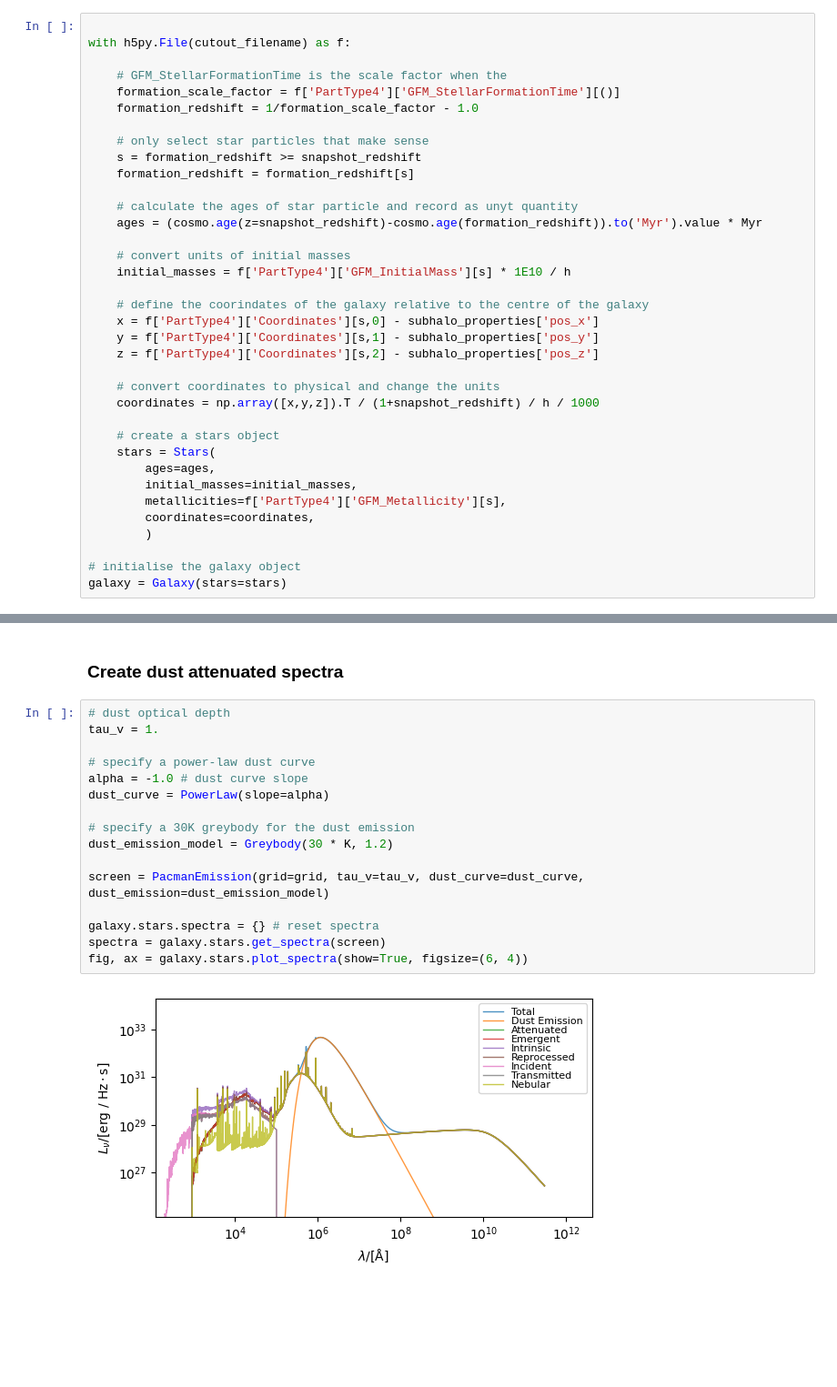
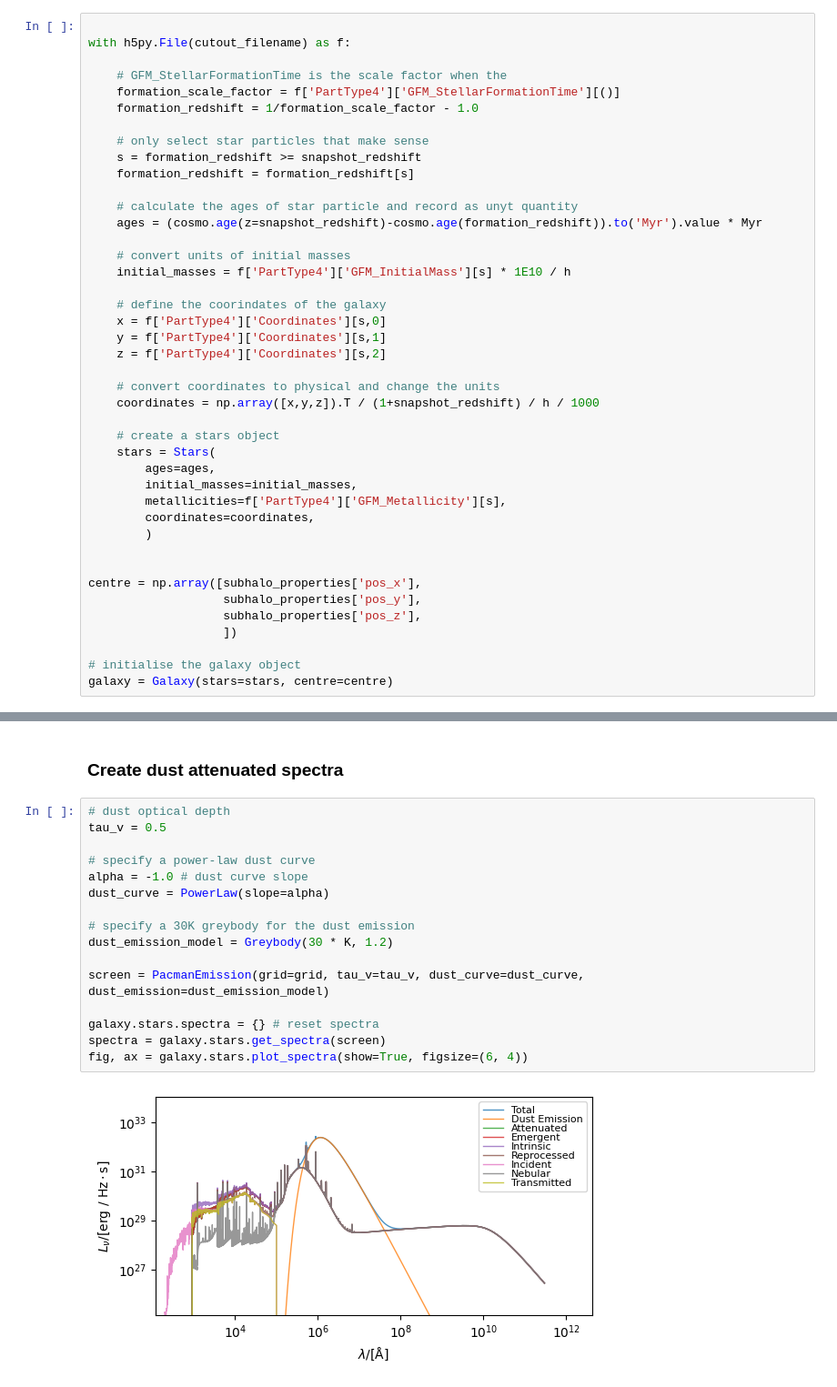
Before and after one commit to AdvCosmoExgalSchool/synth_sed, a Jupyter notebook: workshop/make_tng50_sed.ipynb, the cells around one changed output, grey strips where cells are left out. Shown: that part at 91% size. Drawn from its saved outputs; the diff is of its cells as text; blank space fills up the shorter version.

```diff
--- a/workshop/make_tng50_sed.ipynb
+++ b/workshop/make_tng50_sed.ipynb
@@ -175,10 +175,10 @@ with h5py.File(cutout_filename) as f:
     # convert units of initial masses
     initial_masses = f['PartType4']['GFM_InitialMass'][s] * 1E10 / h
 
-    # define the coorindates of the galaxy relative to the centre of the galaxy
-    x = f['PartType4']['Coordinates'][s,0] - subhalo_properties['pos_x']
-    y = f['PartType4']['Coordinates'][s,1] - subhalo_properties['pos_y']
-    z = f['PartType4']['Coordinates'][s,2] - subhalo_properties['pos_z']
+    # define the coorindates of the galaxy
+    x = f['PartType4']['Coordinates'][s,0]
+    y = f['PartType4']['Coordinates'][s,1]
+    z = f['PartType4']['Coordinates'][s,2]
 
     # convert coordinates to physical and change the units
     coordinates = np.array([x,y,z]).T / (1+snapshot_redshift) / h / 1000
@@ -191,8 +191,14 @@ with h5py.File(cutout_filename) as f:
         coordinates=coordinates,
         )
 
+
+centre = np.array([subhalo_properties['pos_x'],
+                   subhalo_properties['pos_y'],
+                   subhalo_properties['pos_z'],
+                   ])
+
 # initialise the galaxy object
-galaxy = Galaxy(stars=stars)
+galaxy = Galaxy(stars=stars, centre=centre)
 # %% [markdown]
 ### Initialise a SPS grid
 # %%
@@ -213,19 +219,19 @@ fig, ax = galaxy.stars.plot_spectra(show=True, figsize=(6, 4))
 ### Create dust attenuated spectra
 # %%
 # dust optical depth
-tau_v = 1.
+tau_v = 0.5
 
 # specify a power-law dust curve
 alpha = -1.0 # dust curve slope
 dust_curve = PowerLaw(slope=alpha)
 
 # specify a 30K greybody for the dust emission
 dust_emission_model = Greybody(30 * K, 1.2)
 
 screen = PacmanEmission(grid=grid, tau_v=tau_v, dust_curve=dust_curve, dust_emission=dust_emission_model)
 
 galaxy.stars.spectra = {} # reset spectra
 spectra = galaxy.stars.get_spectra(screen)
 fig, ax = galaxy.stars.plot_spectra(show=True, figsize=(6, 4))
 # %% [output]
-[figure, old version]
+[figure, new version]
```
